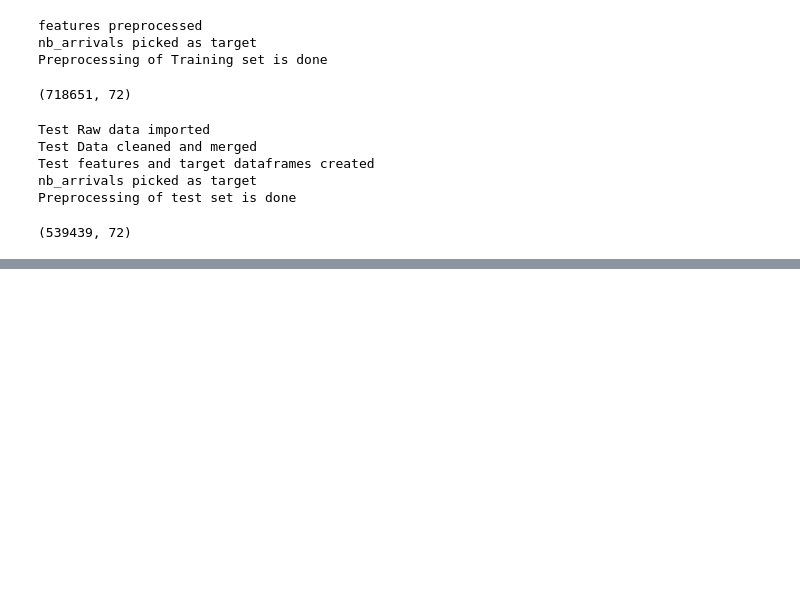
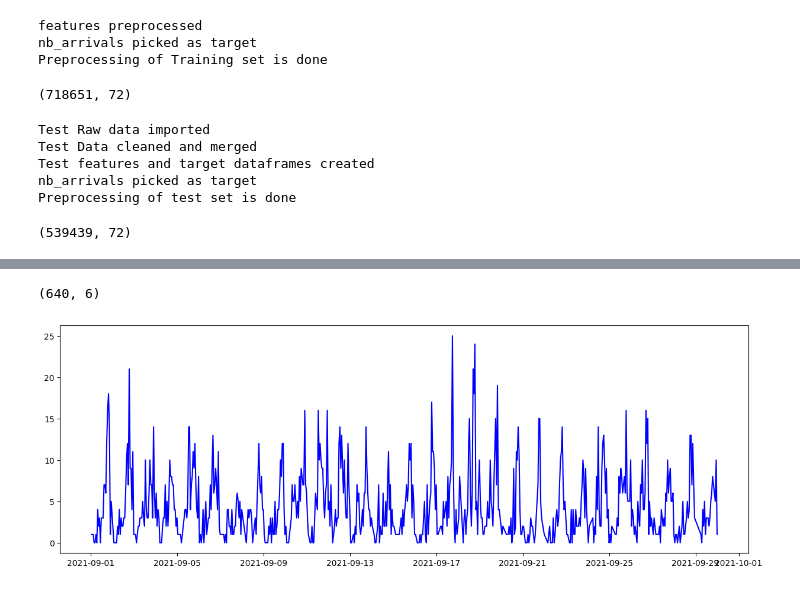
Before and after one commit to G-Dolle/DIVVY_BIKE, a Jupyter notebook: notebooks/generalize.ipynb, the cells around one changed output, grey strips where cells are left out. Saved outputs shown, nothing was run; the diff lists cells and outputs as text; code cells hidden in the pictures; blank space fills up the shorter version.

```diff
--- a/notebooks/generalize.ipynb
+++ b/notebooks/generalize.ipynb
@@ -765,0 +940,32 @@ Successfully installed deap-1.3.3 stopit-1.1.2 tpot-0.11.7 tqdm-4.64.1 update-ch
+# %%
+condition_hour_1 = (hourly_rides_df_red["hourly_data"]>=pd.to_datetime("2021-09-01 00:00:00"))
+condition_hour_2 = (hourly_rides_df_red["hourly_data"]<=pd.to_datetime("2021-09-30 00:00:00"))
+
+                #  &
+                #hourly_rides_df_red["hourly_data"]<=pd.to_datetime("2021-09-08 23:00:00"))
+
+
+
+test_hour_df = hourly_rides_df_red[condition_hour_1]
+test_hour_df = test_hour_df[condition_hour_2]
+# %%
+test_hour_df.shape
+# %% [output]
+(640, 6)
+# %%
+test_hour_df=test_hour_df.sort_values(by='hourly_data')
+# %%
+fig = plt.figure(figsize=(15, 5))
+#fig.set(xlabel='', ylabel='Total # of trips started')
+plt.plot(test_hour_df["hourly_data"], test_hour_df.nb_arrivals, color='b')
+#ax1.plot(df["timestamp"], df.Registered, color='b')
+
+#ax1.xaxis.set(
+    #major_locator=mdates.DayLocator(),
+    #major_formatter=mdates.DateFormatter("\n\n%A"),
+    #minor_locator=mdates.HourLocator((0, 12)),
+    #minor_formatter=mdates.DateFormatter("%H"),
+#)
+plt.show()
+# %% [output]
+[figure, added]
```
Also changed, not shown: parts of 69 cells of this notebook, 1 other file.
